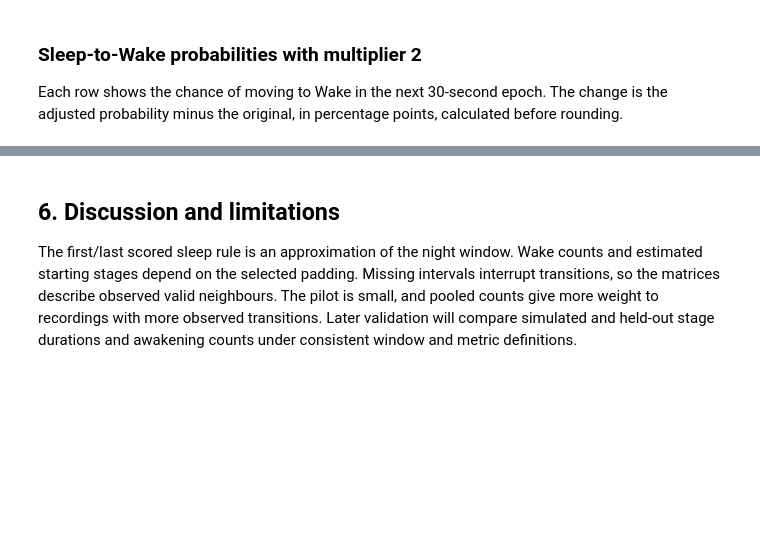
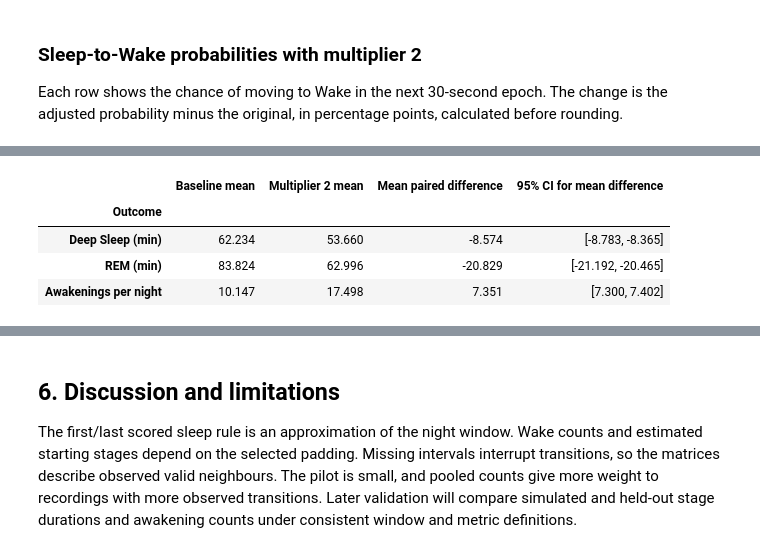
Before and after one commit to ShenalSilvaSD/Human-Sleep-Cycle-Simulator, a Jupyter notebook: notebook/Human_Sleep_Cycle_Simulator.ipynb, the cells around one changed output, grey strips where cells are left out. Cells and saved outputs as stored; diff of their text form; code cells hidden in the pictures; blank space fills up the shorter version.

```diff
--- a/notebook/Human_Sleep_Cycle_Simulator.ipynb
+++ b/notebook/Human_Sleep_Cycle_Simulator.ipynb
@@ -515,0 +930,21 @@ display(awakening_comparison.round(2))
+# %%
+final_awakening_differences = final_doubled_awakenings - final_baseline_awakenings
+final_awakening_pair_count = len(final_awakening_differences)
+final_awakening_mean = final_awakening_differences.mean()
+final_awakening_sample_sd = final_awakening_differences.std(ddof=1)
+final_awakening_standard_error = final_awakening_sample_sd / np.sqrt(final_awakening_pair_count)
+final_awakening_t_critical = t.ppf(0.975, df=final_awakening_pair_count - 1)
+final_awakening_margin = final_awakening_t_critical * final_awakening_standard_error
+final_awakening_ci_lower = final_awakening_mean - final_awakening_margin
+final_awakening_ci_upper = final_awakening_mean + final_awakening_margin
+
+final_awakening_reference_ci = ttest_1samp(
+    final_awakening_differences, popmean=0
+).confidence_interval(confidence_level=0.95)
+np.testing.assert_allclose(
+    [final_awakening_ci_lower, final_awakening_ci_upper],
+    [final_awakening_reference_ci.low, final_awakening_reference_ci.high],
+)
+print(f"Mean paired awakening difference: {final_awakening_mean:.4f} awakenings per night.")
+print(f"95% confidence interval: [{final_awakening_ci_lower:.4f}, {final_awakening_ci_upper:.4f}] awakenings per night.")
+print("Both limits match SciPy's one-sample t-test interval on the paired differences.")
@@ -515,0 +959,26 @@ display(awakening_comparison.round(2))
+# %%
+final_summary = final_results.rename(
+    index={"Deep Sleep": "Deep Sleep (min)", "REM": "REM (min)"},
+    columns={
+        "Baseline mean (min)": "Baseline mean",
+        "Multiplier 2 mean (min)": "Multiplier 2 mean",
+        "Mean paired difference (min)": "Mean paired difference",
+    },
+).rename_axis("Outcome")
+final_summary.loc["Awakenings per night"] = [
+    final_mean_awakenings.loc["Baseline", "Mean awakenings per night"],
+    final_mean_awakenings.loc["Multiplier 2", "Mean awakenings per night"],
+    final_awakening_mean,
+]
+final_summary["95% CI for mean difference"] = [
+    f"[{final_deep_ci_lower:.3f}, {final_deep_ci_upper:.3f}]",
+    f"[{final_rem_ci_lower:.3f}, {final_rem_ci_upper:.3f}]",
+    f"[{final_awakening_ci_lower:.3f}, {final_awakening_ci_upper:.3f}]",
+]
+display(final_summary.round(3))
+# %% [output]
+|  | Baseline mean | Multiplier 2 mean | Mean paired difference | 95% CI for mean difference |
+| Outcome |  |  |  |  |
+| Deep Sleep (min) | 62.234 | 53.660 | -8.574 | [-8.783, -8.365] |
+| REM (min) | 83.824 | 62.996 | -20.829 | [-21.192, -20.465] |
+| Awakenings per night | 10.147 | 17.498 | 7.351 | [7.300, 7.402] |
```
Also changed, not shown: parts of 42 cells of this notebook.
